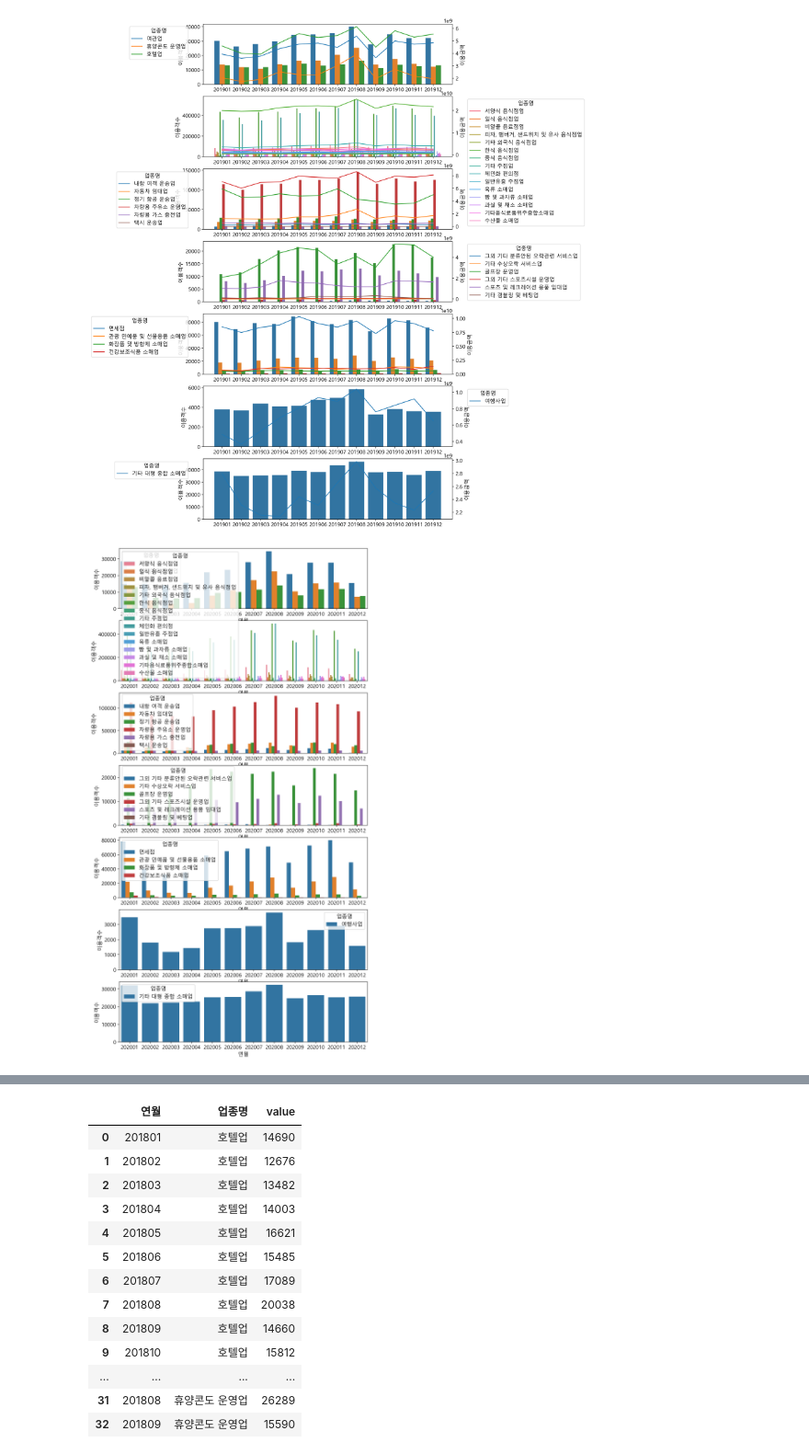
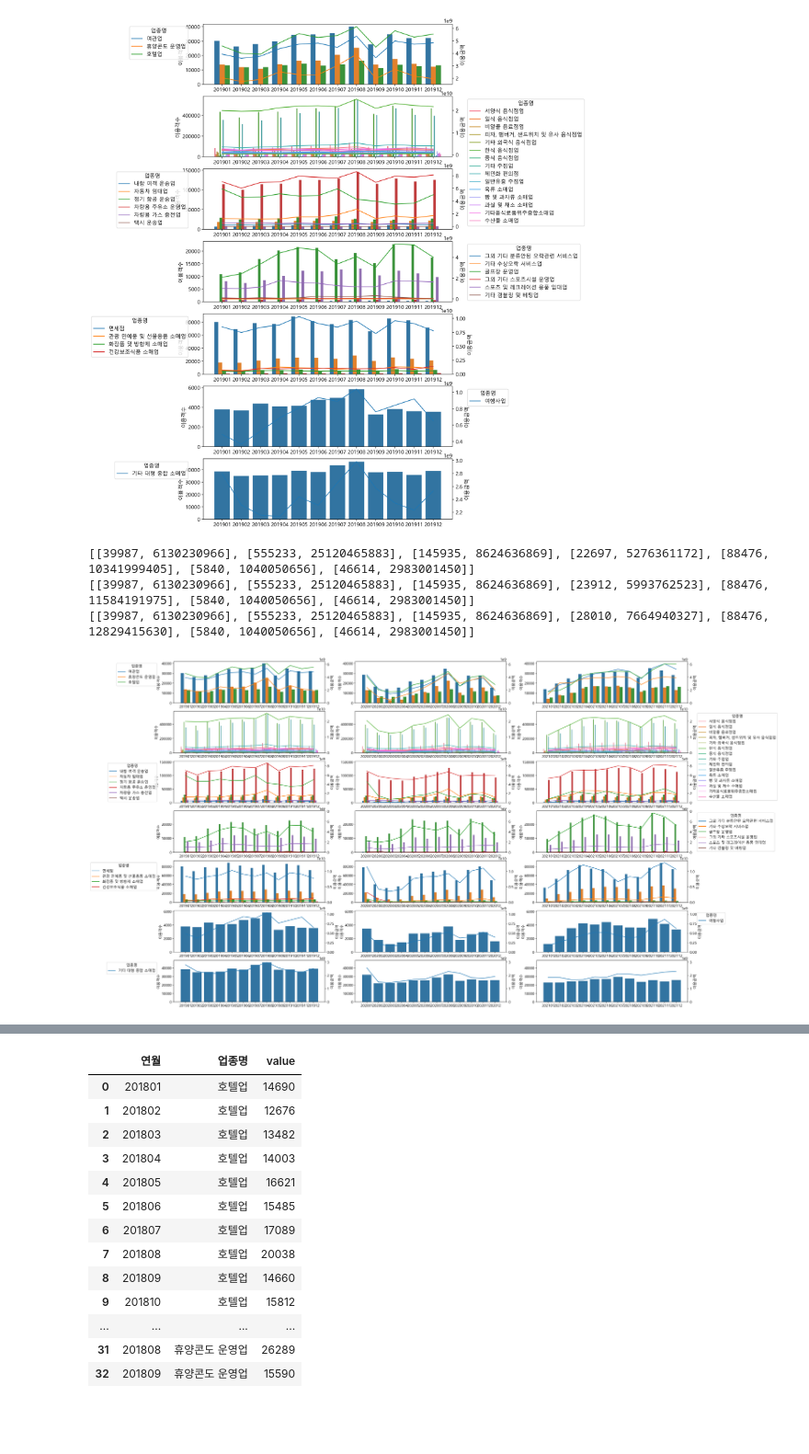
Before and after one commit to hyk2202/semi_project_2, a Jupyter notebook: Vscode/종현/2차 프로젝트.ipynb, the cells around one changed output, grey strips where cells are left out. Shown at 92% size. Drawn from its saved outputs; the diff is of its cells as text; code cells hidden in the pictures; blank space fills up the shorter version.

```diff
--- a/Vscode/종현/2차 프로젝트.ipynb
+++ b/Vscode/종현/2차 프로젝트.ipynb
@@ -453,8 +447,0 @@ m기타대형종합소매업 = melt(pivot,  # 미리 일부만 지정
-# %%
-A = [m숙박, m식비, m교통, m레져, m기념품, m여행사업, m기타대형종합소매업]
-
-fig, axes = plt.subplots(7,1,figsize=(10,20))
-for i,v in enumerate(axes):
-    sns.barplot(data=A[i], x='연월', y='이용객수', hue='업종명',ax=v)
-# %% [output]
-[figure, removed]
@@ -463,3 +585,73 @@ for i,v in enumerate(axes):
+# %%
+A = [m숙박, m식비, m교통, m레져, m기념품, m여행사업, m기타대형종합소매업]
+A_df1 = [m숙박_df1, m식비_df1, m교통_df1, m레져_df1, m기념품_df1, m여행사업_df1, m기타대형종합소매업_df1]
+A_df2 = [m숙박_df2, m식비_df2, m교통_df2, m레져_df2, m기념품_df2, m여행사업_df2, m기타대형종합소매업_df2]
+# %%
+B = [[0,0] for _ in range(7)]
+for i,v in enumerate(A):
+    B[i][0] =  max(B[i][0],v['이용객수'].max())
+    B[i][1] =  max(B[i][1],v['이용금액'].max())
+print(B)
+for i,v in enumerate(A_df1):
+    B[i][0] =  max(B[i][0],v['이용객수'].max())
+    B[i][1] =  max(B[i][1],v['이용금액'].max())
+print(B)
+for i,v in enumerate(A_df2):
+    B[i][0] =  max(B[i][0],v['이용객수'].max())
+    B[i][1] =  max(B[i][1],v['이용금액'].max())
+print(B)
+# %% [output]
+[[39987, 6130230966], [555233, 25120465883], [145935, 8624636869], [22697, 5276361172], [88476, 10341999405], [5840, 1040050656], [46614, 2983001450]]
+[[39987, 6130230966], [555233, 25120465883], [145935, 8624636869], [23912, 5993762523], [88476, 11584191975], [5840, 1040050656], [46614, 2983001450]]
+[[39987, 6130230966], [555233, 25120465883], [145935, 8624636869], [28010, 7664940327], [88476, 12829415630], [5840, 1040050656], [46614, 2983001450]]
+# %%
+for j in A:
+    a = j['연월']
+    for i,v in enumerate(a):
+        a[i] = str(v)
+
+for j in A_df1:
+    a = j['연월']
+    for i,v in enumerate(a):
+        a[i] = str(v)
+
+for j in A_df2:
+    a = j['연월']
+    for i,v in enumerate(a):
+        a[i] = str(v)
+
+fig, axes = plt.subplots(7,3,figsize=(30,20))
+for i in range(7):
+    for j in range(3):
+        a=axes[i][j].twinx()
+        if j ==0:
+            sns.barplot(data=A[i], x='연월', y='이용객수', hue='업종명',ax=axes[i][j],legend=False)
+            axes[i][j].set_xlabel('')
+
+            if not i%2:
+                sns.move_legend(sns.lineplot(data=A[i], x='연월', y='이용금액', hue='업종명',ax=a), 'upper right', bbox_to_anchor=(-.1,1))
+            else:
+                sns.lineplot(data=A[i], x='연월', y='이용금액', hue='업종명',ax=a,legend=False)
+            a.set_xlabel('')
+        elif j ==1:
+            sns.barplot(data=A_df1[i], x='연월', y='이용객수', hue='업종명',ax=axes[i][j],legend=False)
+            axes[i][j].set_xlabel('')
+            sns.lineplot(data=A_df1[i], x='연월', y='이용금액', hue='업종명',ax=a,legend=False)
+            a.set_xlabel('')
+        elif j ==2:
+            sns.barplot(data=A_df2[i], x='연월', y='이용객수', hue='업종명',ax=axes[i][j],legend=False)
+            axes[i][j].set_xlabel('')
+            if i%2:
+                sns.move_legend(sns.lineplot(data=A_df2[i], x='연월', y='이용금액', hue='업종명',ax=a), 'upper left', bbox_to_anchor=(1.05,1))
+            else:
+                sns.lineplot(data=A_df2[i], x='연월', y='이용금액', hue='업종명',ax=a,legend=False)
+            a.set_xlabel('')
+        axes[i][j].set_ylim(0,B[i][0]*1.05)
+        a.set_ylim(0,B[i][1]*1.05)
+
+# 추가적으로 실행할것은 내국인 외국인 나눠서 실행
+# %% [output]
+[figure, added]
 # %%
 pivot1['휴양콘도 운영업']
 # %% [output]
```
Also changed, not shown: parts of 11 cells of this notebook.
